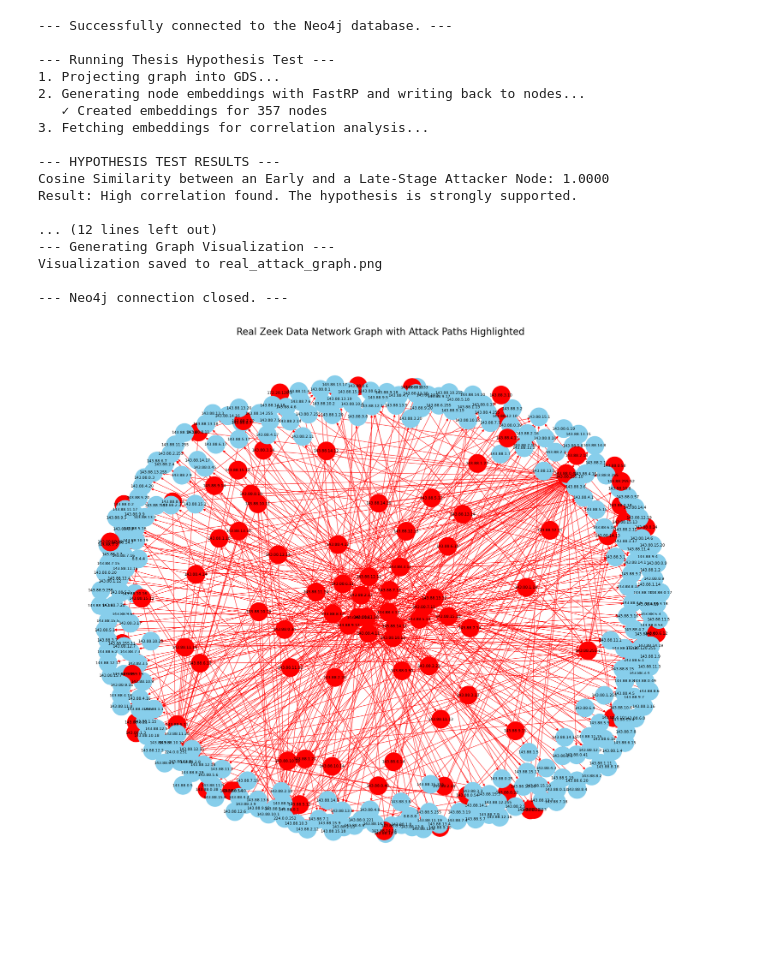
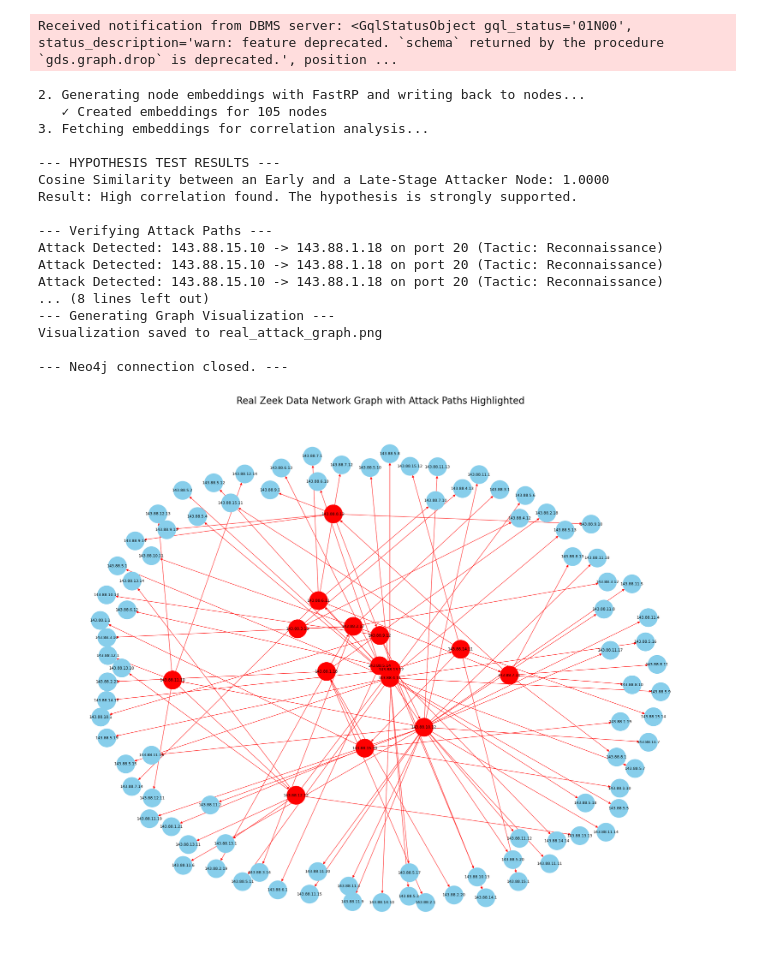
Before and after one commit to 2022-uwf-nsa-grad-project/db-creator, a Jupyter notebook: workbench.ipynb, the cells around one changed output. Cells and saved outputs as stored; diff of their text form; code cells hidden in the pictures; blank space fills up the shorter version.

Commit message:
successful on 10k

```diff
--- a/workbench.ipynb
+++ b/workbench.ipynb
@@ -9,7 +9,7 @@ analyzer = ThesisAnalyzer(
 )
 
 # Build the database (downloads data and writes to Neo4j)
-#analyzer.build_database(rebuild=True)
+analyzer.build_database(rebuild=True)
 
 # Run analysis
 analyzer.run_analysis()
@@ -18,21 +34,22 @@ Received notification from DBMS server: <GqlStatusObject gql_status='01N00', sta
---- Successfully connected to the Neo4j database. ---
-
---- Running Thesis Hypothesis Test ---
-1. Projecting graph into GDS...
-2. Generating node embeddings with FastRP and writing back to nodes...
-   ✓ Created embeddings for 357 nodes
-3. Fetching embeddings for correlation analysis...
-
---- HYPOTHESIS TEST RESULTS ---
-Cosine Similarity between an Early and a Late-Stage Attacker Node: 1.0000
-Result: High correlation found. The hypothesis is strongly supported.
-
-... (12 lines left out)
---- Generating Graph Visualization ---
-Visualization saved to real_attack_graph.png
-
---- Neo4j connection closed. ---
+Received notification from DBMS server: <GqlStatusObject gql_status='01N00', status_description='warn: feature deprecated. `schema` returned by the procedure `gds.graph.drop` is deprecated.', position ...
+2. Generating node embeddings with FastRP and writing back to nodes...
+   ✓ Created embeddings for 105 nodes
+3. Fetching embeddings for correlation analysis...
+
+--- HYPOTHESIS TEST RESULTS ---
+Cosine Similarity between an Early and a Late-Stage Attacker Node: 1.0000
+Result: High correlation found. The hypothesis is strongly supported.
+
+--- Verifying Attack Paths ---
+Attack Detected: 143.88.15.10 -> 143.88.1.18 on port 20 (Tactic: Reconnaissance)
+Attack Detected: 143.88.15.10 -> 143.88.1.18 on port 20 (Tactic: Reconnaissance)
+Attack Detected: 143.88.15.10 -> 143.88.1.18 on port 20 (Tactic: Reconnaissance)
+... (8 lines left out)
+--- Generating Graph Visualization ---
+Visualization saved to real_attack_graph.png
+
+--- Neo4j connection closed. ---
-[figure, old version]
+[figure, new version]
 # %%
 import pandas as pd
 import numpy as np
```
Also changed, not shown: parts of 2 cells of this notebook, 3 other files.
